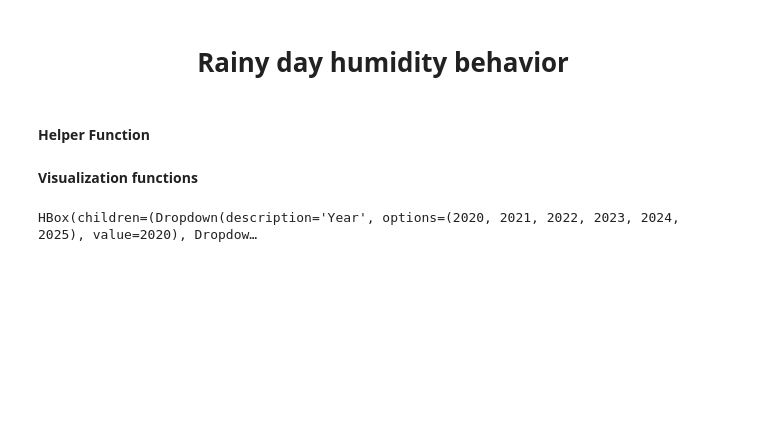
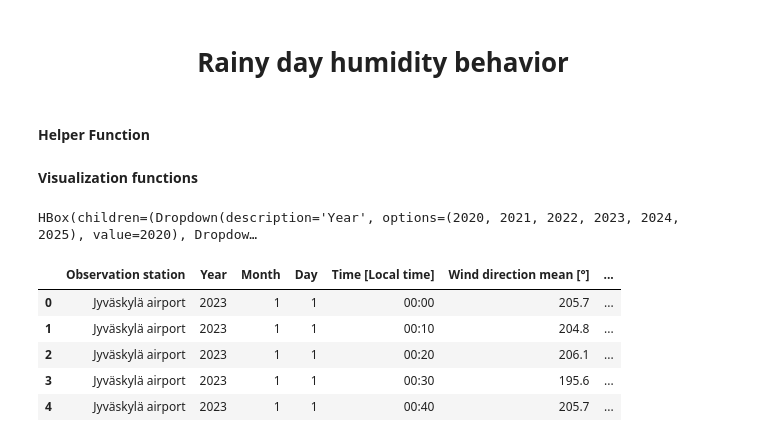
Before and after one commit to Mortti11/Marjetas_project, a Jupyter notebook: LHT.ipynb, the cells around one changed output. Cells and saved outputs as stored; diff of their text form; code cells hidden in the pictures; blank space fills up the shorter version.

```diff
--- a/LHT.ipynb
+++ b/LHT.ipynb
@@ -419,2 +467,12 @@ btn.on_click(_run)
 # %% [output]
 HBox(children=(Dropdown(description='Year', options=(2020, 2021, 2022, 2023, 2024, 2025), value=2020), Dropdow…
+# %%
+Wind_df = pd.read_csv('Jyväskylä airport_1.1.2023 -18.9.2025.csv')
+Wind_df.head()
+# %% [output]
+|  | Observation station | Year | Month | Day | Time [Local time] | Wind direction mean [°] | ... |
+| 0 | Jyväskylä airport | 2023 | 1 | 1 | 00:00 | 205.7 | ... |
+| 1 | Jyväskylä airport | 2023 | 1 | 1 | 00:10 | 204.8 | ... |
+| 2 | Jyväskylä airport | 2023 | 1 | 1 | 00:20 | 206.1 | ... |
+| 3 | Jyväskylä airport | 2023 | 1 | 1 | 00:30 | 195.6 | ... |
+| 4 | Jyväskylä airport | 2023 | 1 | 1 | 00:40 | 205.7 | ... |
```
Also changed, not shown: parts of 3 cells of this notebook, 1 other file.
